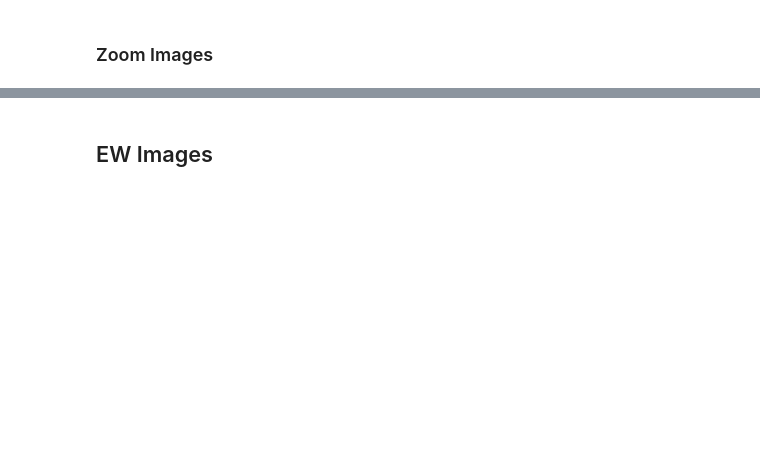
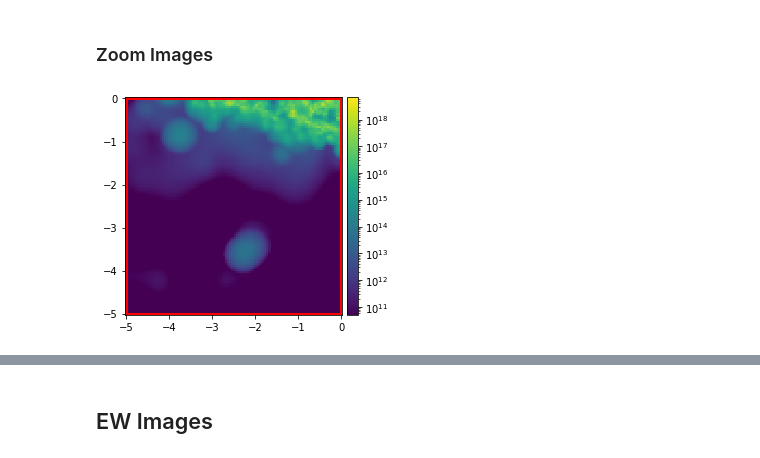
Before and after one commit to chanhhao/healpyt, a Jupyter notebook: trident_column_densities.ipynb, the cells around one changed output, grey strips where cells are left out. Cells and saved outputs as stored; diff of their text form; code cells hidden in the pictures; blank space fills up the shorter version.

Commit message:
Yes fixed, but the histogram is still the wrong way. Oh well.

```diff
--- a/trident_column_densities.ipynb
+++ b/trident_column_densities.ipynb
@@ -174,7 +174,7 @@ def get_image( field, yrange_kpc=yrange_full_proj_kpc, zrange_kpc=zrange_full_pr
 
     # Image frame for adjustment
     xhat_img = xhat
-    yhat_img = np.cross( zhat, xhat )
+    yhat_img = - np.cross( zhat, xhat )
     zhat_img = zhat
 
     # Recenter
@@ -448,23 +488,25 @@ ax.set_aspect( 'equal' )
 # %%
 # Projected
 fig = plt.figure()
 ax = plt.gca()
 
 img = ax.pcolormesh(
     ys_zoom,
     zs_zoom,
-    np.transpose( coldens_zoom, k=-1 ),
+    np.rot90( coldens_zoom, k=-1 ),
     norm = colden_norm,
 )
 
 plot_zoom_region( ax )
 
 # Add colorbar
 divider = make_axes_locatable( ax )
 cax = divider.append_axes("right", size="5%", pad='2%')
 plt.colorbar( img, cax=cax )
 
 ax.set_aspect( 'equal' )
+# %% [output]
+[figure, added]
 # %%
 # Projected histogram
 fig = plt.figure()
```
Also changed, not shown: parts of 17 cells of this notebook.
